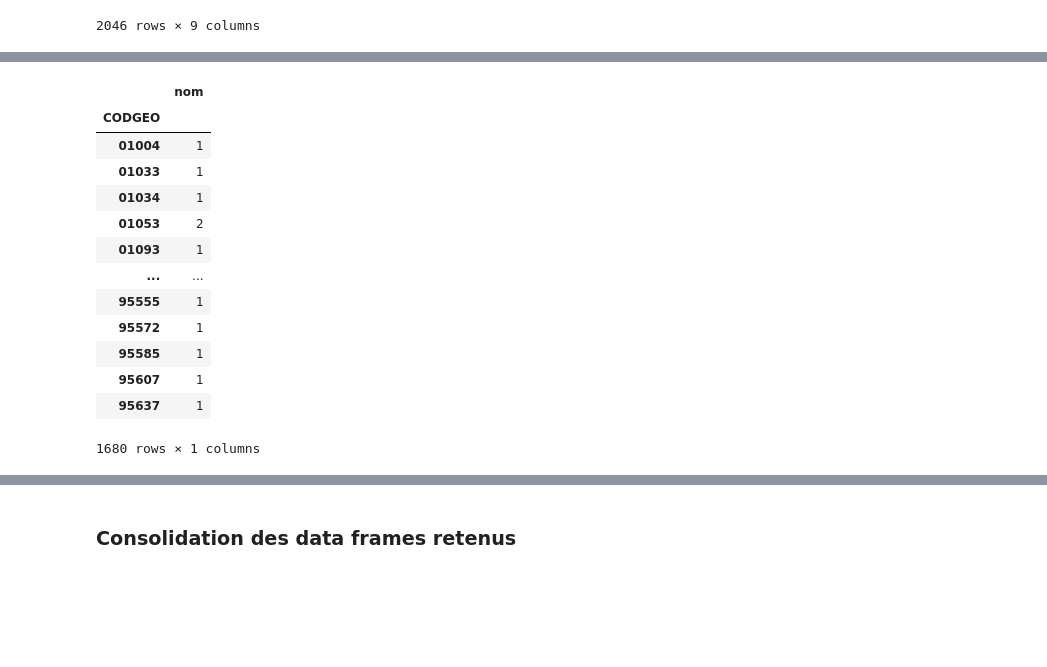
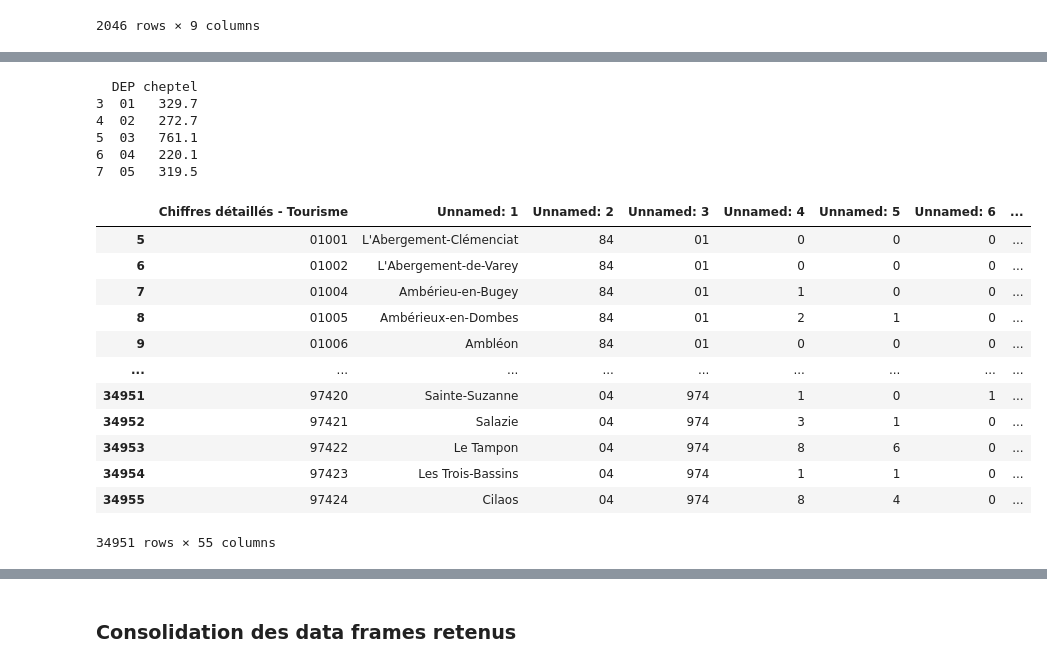
Before and after one commit to pguillot4/Python_project, a Jupyter notebook: Projet_Education-checkpoint.ipynb, the cells around one changed output, grey strips where cells are left out. Drawn from its saved outputs; the diff is of its cells as text; code cells hidden in the pictures; blank space fills up the shorter version.

```diff
--- a/Projet_Education-checkpoint.ipynb
+++ b/Projet_Education-checkpoint.ipynb
@@ -319,19 +315,41 @@ Name: nom, Length: 1680, dtype: int64
 # %%
 #On transforme cette liste en data frame
 bdd_cinema = pd.DataFrame(liste_cinema)
-bdd_cinema
+bdd_cinema = bdd_cinema.rename(columns = {'nom' : 'nb_cinema_com'})
-# %% [output]
-|  | nom |
-| CODGEO |  |
-| 01004 | 1 |
-| 01033 | 1 |
-| 01034 | 1 |
-| 01053 | 2 |
-| 01093 | 1 |
-| ... | ... |
-| 95555 | 1 |
-| 95572 | 1 |
-| 95585 | 1 |
-| 95607 | 1 |
-| 95637 | 1 |
-1680 rows × 1 columns
+# %%
+bdd_agriculture = pd.read_excel('https://www.insee.fr/fr/statistiques/fichier/2012795/TCRD_073.xlsx')
+bdd_agriculture = bdd_agriculture.iloc[3:]
+bdd_agriculture["DEP"] = bdd_agriculture["Cheptel présent dans les exploitations agricoles en fin d'année 2019 : comparaisons départementales"]
+bdd_agriculture["cheptel"] = bdd_agriculture["Unnamed: 2"] + bdd_agriculture["Unnamed: 3"] + bdd_agriculture["Unnamed: 4"] + bdd_agriculture["Unnamed: 5"]
+bdd_agriculture = bdd_agriculture[["DEP", 'cheptel']]
+print(bdd_agriculture.head())
+
+bdd_agriculture.drop(bdd_agriculture.loc[bdd_agriculture['DEP']== 'P'].index, inplace=True)
+bdd_agriculture.drop(bdd_agriculture.loc[bdd_agriculture['DEP']== 'M'].index, inplace=True)
+bdd_agriculture.drop(bdd_agriculture.loc[bdd_agriculture['DEP']== 'F'].index, inplace=True)
+# %% [output]
+  DEP cheptel
+3  01   329.7
+4  02   272.7
+5  03   761.1
+6  04   220.1
+7  05   319.5
+# %%
+url = urlopen('https://www.insee.fr/fr/statistiques/fichier/2021703/base-cc-tourisme-2020.zip')
+zipfile = ZipFile(BytesIO(url.read()))
+bdd_tourism = pd.read_excel(zipfile.open('base-cc-tourisme-2020.xlsx'), header = 0, sep = ';').iloc[5:]
+bdd_tourism
+# %% [output]
+|  | Chiffres détaillés - Tourisme | Unnamed: 1 | Unnamed: 2 | Unnamed: 3 | Unnamed: 4 | Unnamed: 5 | Unnamed: 6 | ... |
+| 5 | 01001 | L'Abergement-Clémenciat | 84 | 01 | 0 | 0 | 0 | ... |
+| 6 | 01002 | L'Abergement-de-Varey | 84 | 01 | 0 | 0 | 0 | ... |
+| 7 | 01004 | Ambérieu-en-Bugey | 84 | 01 | 1 | 0 | 0 | ... |
+| 8 | 01005 | Ambérieux-en-Dombes | 84 | 01 | 2 | 1 | 0 | ... |
+| 9 | 01006 | Ambléon | 84 | 01 | 0 | 0 | 0 | ... |
+| ... | ... | ... | ... | ... | ... | ... | ... | ... |
+| 34951 | 97420 | Sainte-Suzanne | 04 | 974 | 1 | 0 | 1 | ... |
+| 34952 | 97421 | Salazie | 04 | 974 | 3 | 1 | 0 | ... |
+| 34953 | 97422 | Le Tampon | 04 | 974 | 8 | 6 | 0 | ... |
+| 34954 | 97423 | Les Trois-Bassins | 04 | 974 | 1 | 1 | 0 | ... |
+| 34955 | 97424 | Cilaos | 04 | 974 | 8 | 4 | 0 | ... |
+34951 rows × 55 columns
```
Also changed, not shown: parts of 22 cells of this notebook.
